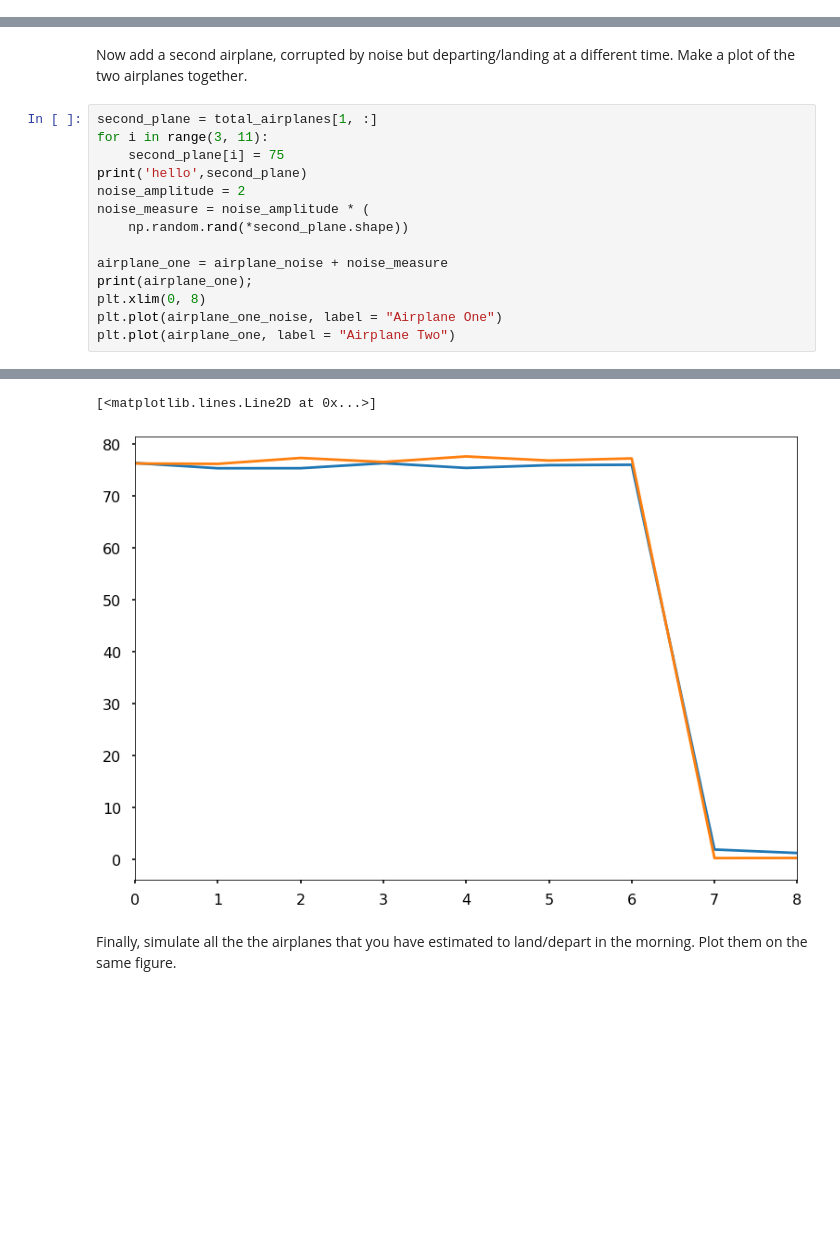
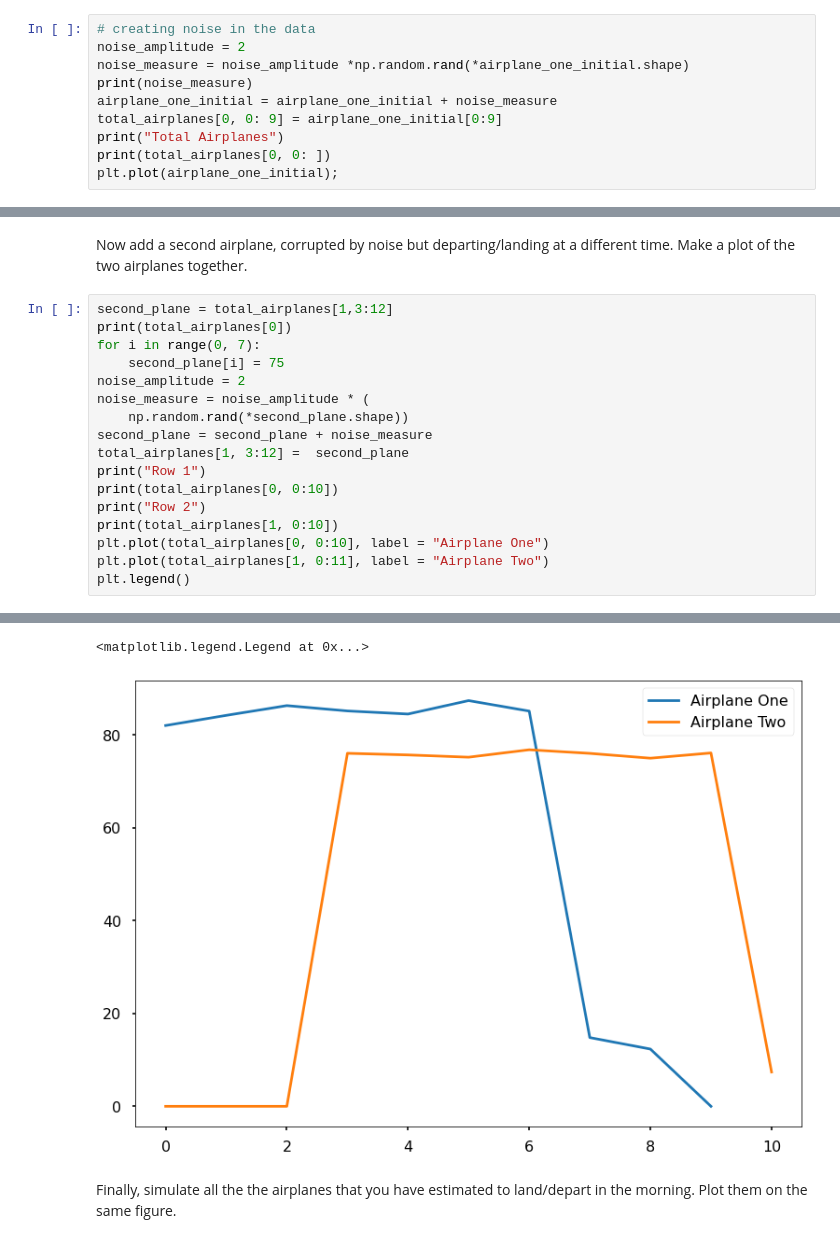
Before and after one commit to mohammedfmehboob/PythonTutorials, a Jupyter notebook: tutorial010Exercise.ipynb, the cells around one changed output, grey strips where cells are left out. Saved outputs shown, nothing was run; the diff lists cells and outputs as text; blank space fills up the shorter version.

```diff
--- a/tutorial010Exercise.ipynb
+++ b/tutorial010Exercise.ipynb
@@ -75,0 +78,10 @@ plt.plot(airplane_one);
+# %%
+# creating noise in the data
+noise_amplitude = 2
+noise_measure = noise_amplitude *np.random.rand(*airplane_one_initial.shape)
+print(noise_measure)
+airplane_one_initial = airplane_one_initial + noise_measure
+total_airplanes[0, 0: 9] = airplane_one_initial[0:9]
+print("Total Airplanes")
+print(total_airplanes[0, 0: ])
+plt.plot(airplane_one_initial);
@@ -89,17 +109,20 @@ plt.plot(airplane_one_noise);
 # %% [markdown]
 Now add a second airplane, corrupted by noise but departing/landing at a different time. Make a plot of the two airplanes together.
 # %%
-second_plane = total_airplanes[1, :]
-for i in range(3, 11):
+second_plane = total_airplanes[1,3:12]
+print(total_airplanes[0])
+for i in range(0, 7):
     second_plane[i] = 75
-print('hello',second_plane)
 noise_amplitude = 2
 noise_measure = noise_amplitude * (
     np.random.rand(*second_plane.shape))
-
-airplane_one = airplane_noise + noise_measure
-print(airplane_one);
-plt.xlim(0, 8)
-plt.plot(airplane_one_noise, label = "Airplane One")
-plt.plot(airplane_one, label = "Airplane Two")
+second_plane = second_plane + noise_measure
+total_airplanes[1, 3:12] =  second_plane
+print("Row 1")
+print(total_airplanes[0, 0:10])
+print("Row 2")
+print(total_airplanes[1, 0:10])
+plt.plot(total_airplanes[0, 0:10], label = "Airplane One")
+plt.plot(total_airplanes[1, 0:11], label = "Airplane Two")
+plt.legend()
 # %% [output]
@@ -123,5 +146,5 @@ hello [ 0.  0.  0. 75. 75. 75. 75. 75. 75. 75. 75.  0.  0.  0.  0.  0.  0.  0.
-[<matplotlib.lines.Line2D at 0x...>]
+<matplotlib.legend.Legend at 0x...>
-[figure, old version]
+[figure, new version]
 # %% [markdown]
 Finally, simulate all the the airplanes that you have estimated to land/depart in the morning. Plot them on the same figure.
 # %% [markdown]
```
Also changed, not shown: parts of 6 cells of this notebook.
